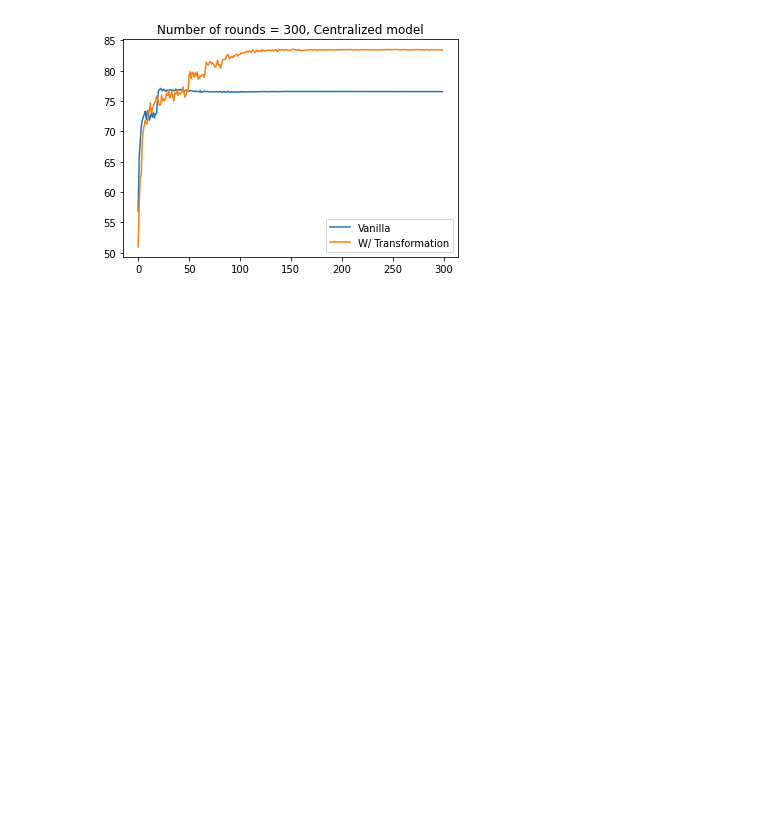
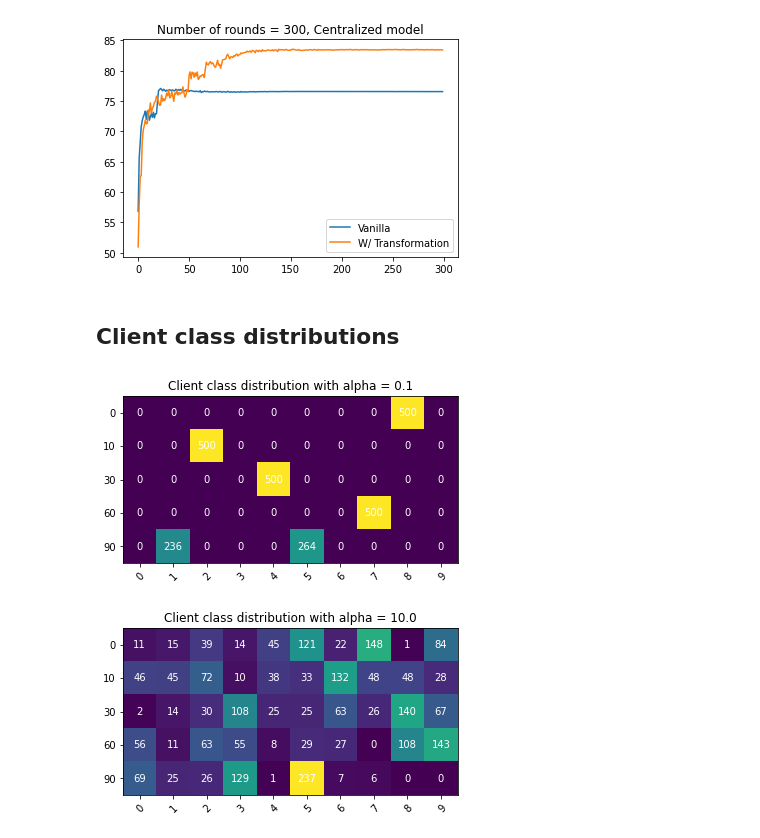
Before and after one commit to mattiadutto/aml_federeted_learning, a Jupyter notebook: plots.ipynb, the cells around one changed output. Saved outputs shown, nothing was run; the diff lists cells and outputs as text; code cells hidden in the pictures; blank space fills up the shorter version.

```diff
--- a/plots.ipynb
+++ b/plots.ipynb
@@ -214,3 +214,5 @@ _, E1, alpha_1, accuracies_1 = parseJSON("artifacts/ALPHA_Centralized-Model_T.js
 plot(f"Number of rounds = {E}, Centralized model", x, [accuracies, accuracies_1], ["Vanilla", "W/ Transformation"])
 # %% [output]
 [figure]
+# %% [markdown]
+## Client class distributions
@@ -216,0 +279,35 @@ plot(f"Number of rounds = {E}, Centralized model", x, [accuracies, accuracies_1
+# %%
+def heatmap_wrapper(alpha):
+    _, labels_0 = parse_csv(f"cifar10/federated_train_alpha_{alpha:.2f}.csv", 0)
+    _, labels_10 = parse_csv(f"cifar10/federated_train_alpha_{alpha:.2f}.csv", 10)
+    _, labels_30 = parse_csv(f"cifar10/federated_train_alpha_{alpha:.2f}.csv", 30)
+    _, labels_60 = parse_csv(f"cifar10/federated_train_alpha_{alpha:.2f}.csv", 60)
+    _, labels_90 = parse_csv(f"cifar10/federated_train_alpha_{alpha:.2f}.csv", 90)
+
+
+    classes_0 = np.zeros(NUMBER_OF_CLASSES)
+    for l in labels_0.values():
+        classes_0[l] += 1
+    classes_10 = np.zeros(NUMBER_OF_CLASSES)
+    for l in labels_10.values():
+        classes_10[l] += 1
+    classes_30 = np.zeros(NUMBER_OF_CLASSES)
+    for l in labels_30.values():
+        classes_30[l] += 1
+    classes_60 = np.zeros(NUMBER_OF_CLASSES)
+    for l in labels_60.values():
+        classes_60[l] += 1
+    classes_90 = np.zeros(NUMBER_OF_CLASSES)
+    for l in labels_90.values():
+        classes_90[l] += 1
+
+    heatmap(f"Client class distribution with alpha = {alpha}",
+        [0, 10, 30, 60, 90],
+        ["0", "10", "30", "60", "90"],
+        [classes_0, classes_10, classes_30, classes_60, classes_90])
+# %%
+heatmap_wrapper(0.10)
+heatmap_wrapper(10.0)
+# %% [output]
+[figure, added]
+[figure, added]
```
Also changed, not shown: parts of 2 cells of this notebook.
